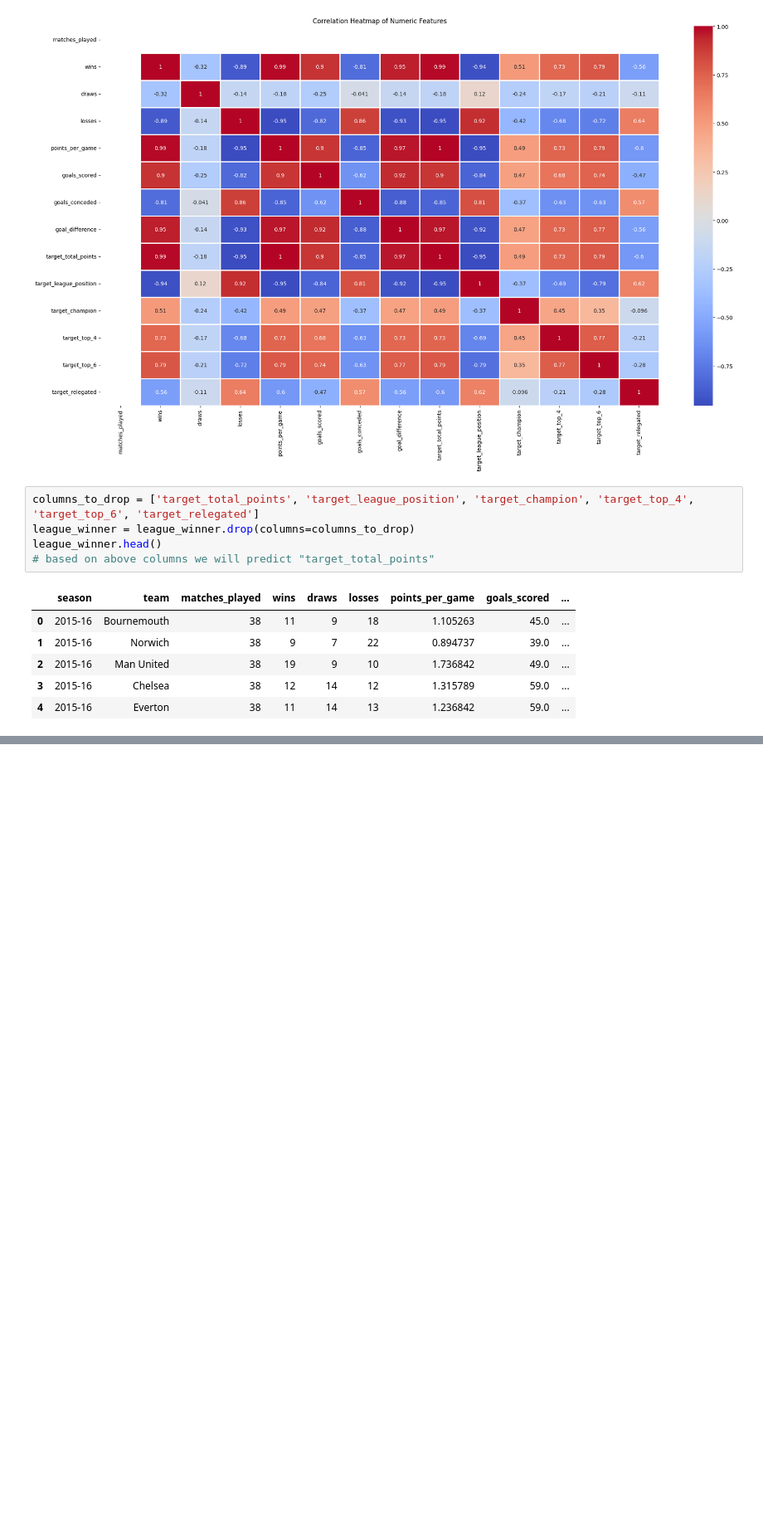
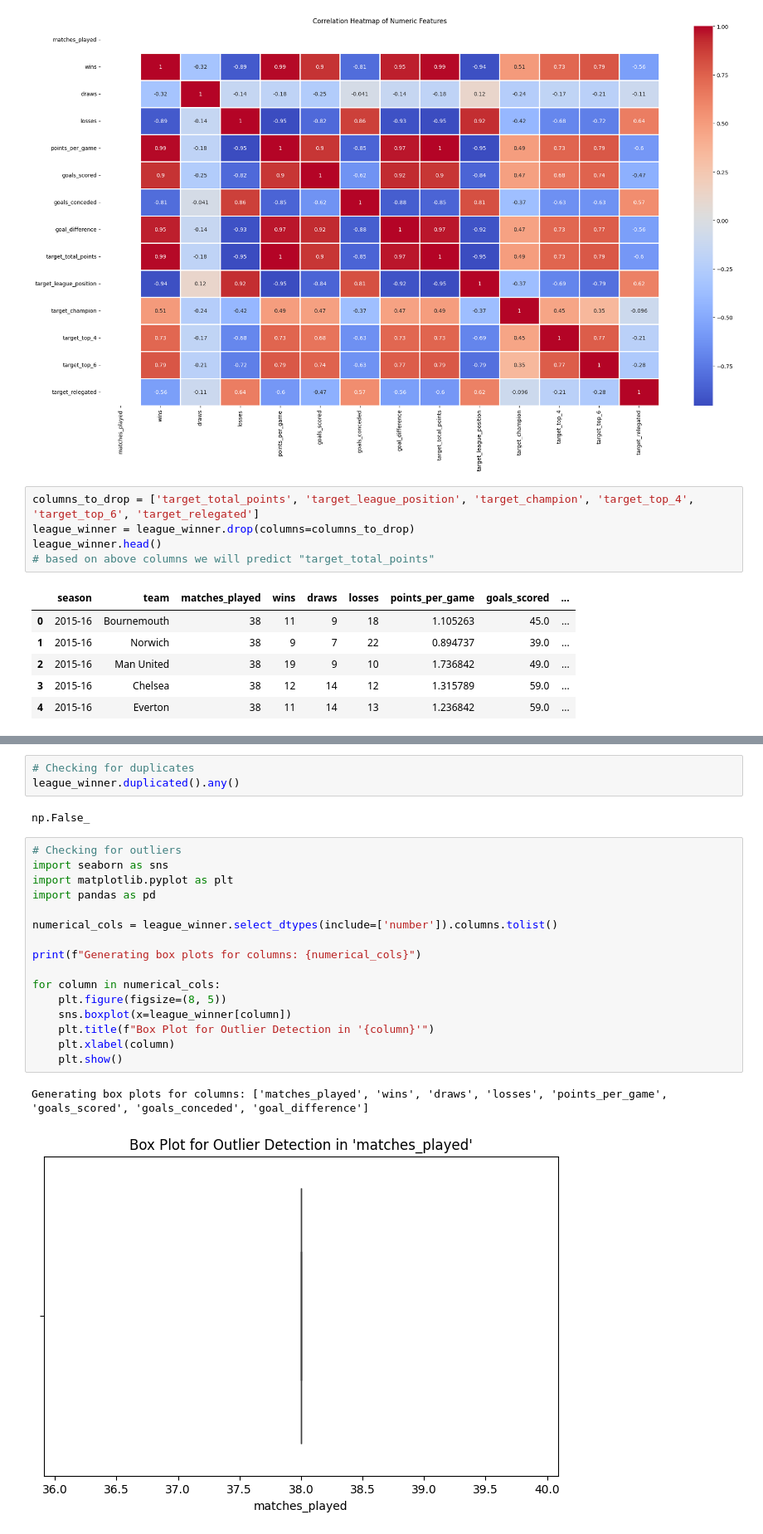
Before and after one commit to springboardmentor345a-create/Projects_2, a Jupyter notebook: EPL_League_Winner.ipynb, the cells around one changed output, grey strips where cells are left out. Shown: that part at 83% size. Saved outputs shown, nothing was run; the diff lists cells and outputs as text; blank space fills up the shorter version.

```diff
--- a/EPL_League_Winner.ipynb
+++ b/EPL_League_Winner.ipynb
@@ -85,0 +104,24 @@ league_winner.head()
+# %%
+# Checking for duplicates
+league_winner.duplicated().any()
+# %% [output]
+np.False_
+# %%
+# Checking for outliers
+import seaborn as sns
+import matplotlib.pyplot as plt
+import pandas as pd
+
+numerical_cols = league_winner.select_dtypes(include=['number']).columns.tolist()
+
+print(f"Generating box plots for columns: {numerical_cols}")
+
+for column in numerical_cols:
+    plt.figure(figsize=(8, 5))
+    sns.boxplot(x=league_winner[column])
+    plt.title(f"Box Plot for Outlier Detection in '{column}'")
+    plt.xlabel(column)
+    plt.show()
+# %% [output]
+Generating box plots for columns: ['matches_played', 'wins', 'draws', 'losses', 'points_per_game', 'goals_scored', 'goals_conceded', 'goal_difference']
+[figure, added]
```
Also changed, not shown: parts of 5 cells of this notebook.
